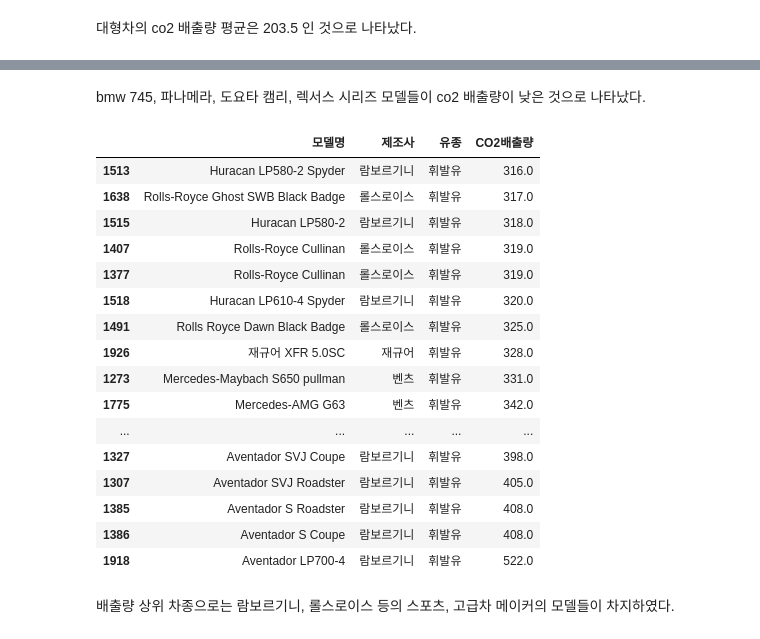
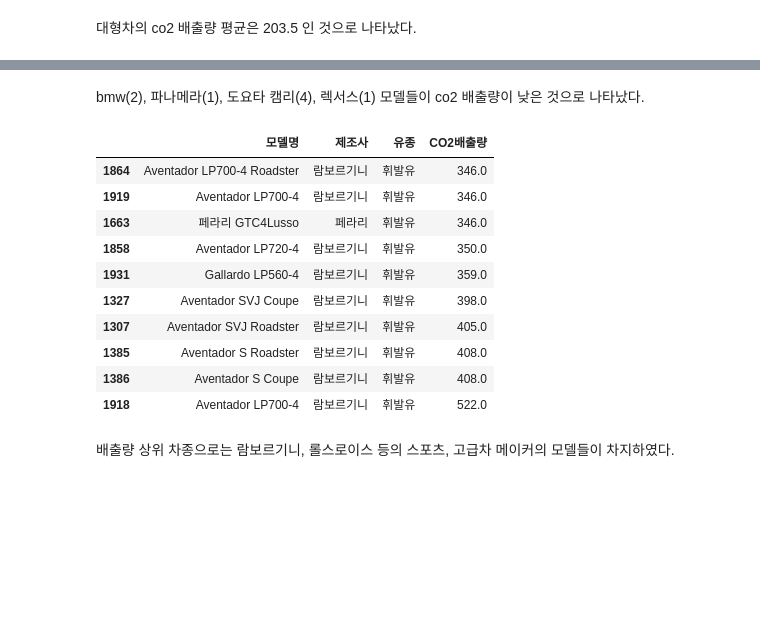
Before and after one commit to krousk/python-space, a Jupyter notebook: 파이썬 3조-남경훈 개인제출 script.ipynb, the cells around one changed output, grey strips where cells are left out. Cells and saved outputs as stored; diff of their text form; code cells hidden in the pictures; blank space fills up the shorter version.

```diff
--- a/파이썬 3조-남경훈 개인제출 script.ipynb
+++ b/파이썬 3조-남경훈 개인제출 script.ipynb
@@ -792,20 +801,14 @@ big_co2.sort_values(by='CO2배출량',ascending=True).head(20)
 # %% [markdown]
-bmw 745, 파나메라, 도요타 캠리, 렉서스 시리즈 모델들이 co2 배출량이 낮은 것으로 나타났다.
+bmw(2), 파나메라(1), 도요타 캠리(4), 렉서스(1) 모델들이 co2 배출량이 낮은 것으로 나타났다.
 # %%
-big_co2.sort_values(by='CO2배출량',ascending=True).tail(20)
+big_co2.sort_values(by='CO2배출량',ascending=True).tail(10)
 # %% [output]
 |  | 모델명 | 제조사 | 유종 | CO2배출량 |
-| 1513 | Huracan LP580-2 Spyder | 람보르기니 | 휘발유 | 316.0 |
-| 1638 | Rolls-Royce Ghost SWB Black Badge | 롤스로이스 | 휘발유 | 317.0 |
-| 1515 | Huracan LP580-2 | 람보르기니 | 휘발유 | 318.0 |
-| 1407 | Rolls-Royce Cullinan | 롤스로이스 | 휘발유 | 319.0 |
-| 1377 | Rolls-Royce Cullinan | 롤스로이스 | 휘발유 | 319.0 |
-| 1518 | Huracan LP610-4 Spyder | 람보르기니 | 휘발유 | 320.0 |
-| 1491 | Rolls Royce Dawn Black Badge | 롤스로이스 | 휘발유 | 325.0 |
-| 1926 | 재규어 XFR 5.0SC | 재규어 | 휘발유 | 328.0 |
-| 1273 | Mercedes-Maybach S650 pullman | 벤츠 | 휘발유 | 331.0 |
-| 1775 | Mercedes-AMG G63 | 벤츠 | 휘발유 | 342.0 |
-| ... | ... | ... | ... | ... |
+| 1864 | Aventador LP700-4 Roadster | 람보르기니 | 휘발유 | 346.0 |
+| 1919 | Aventador LP700-4 | 람보르기니 | 휘발유 | 346.0 |
+| 1663 | 페라리 GTC4Lusso | 페라리 | 휘발유 | 346.0 |
+| 1858 | Aventador LP720-4 | 람보르기니 | 휘발유 | 350.0 |
+| 1931 | Gallardo LP560-4 | 람보르기니 | 휘발유 | 359.0 |
 | 1327 | Aventador SVJ Coupe | 람보르기니 | 휘발유 | 398.0 |
 | 1307 | Aventador SVJ Roadster | 람보르기니 | 휘발유 | 405.0 |
 | 1385 | Aventador S Roadster | 람보르기니 | 휘발유 | 408.0 |
```
Also changed, not shown: parts of 79 cells of this notebook, 1 other file.
